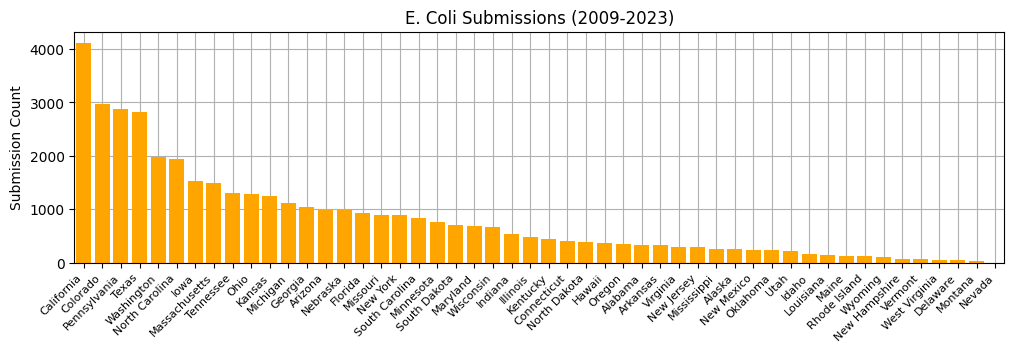
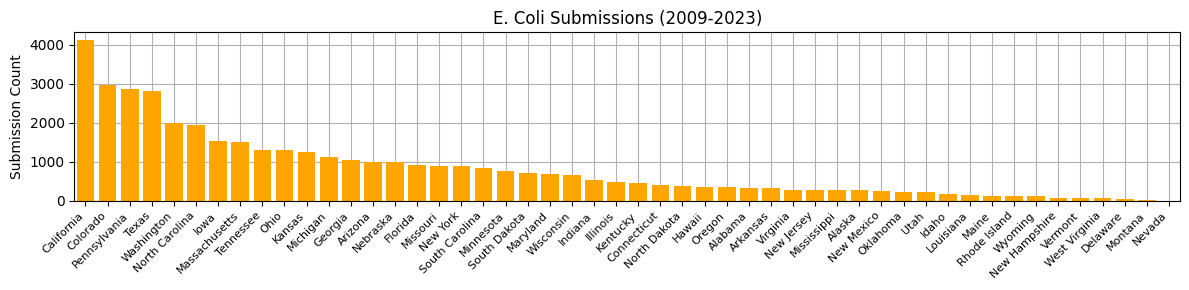
Code edit (unified diff) that turned the first committed figure into the second:
--- before
+++ after
@@ -11,4 +11,6 @@
 plt.ylabel('Submission Count')
 plt.xticks(rotation=45, ha='right', fontsize=8)
+plt.tight_layout()
+plt.savefig('../outputs/top_states_count_562.tiff', dpi=300)
 plt.show()
 
@@ -22,3 +24,5 @@
 plt.ylabel('Submission Count')
 plt.xticks(rotation=45, ha='right', fontsize=8)
+plt.tight_layout()
+plt.savefig('../outputs/top_states_count_590.tiff', dpi=300)
 plt.show()

Commit: 8-13 changes. PPTX move to onedrive